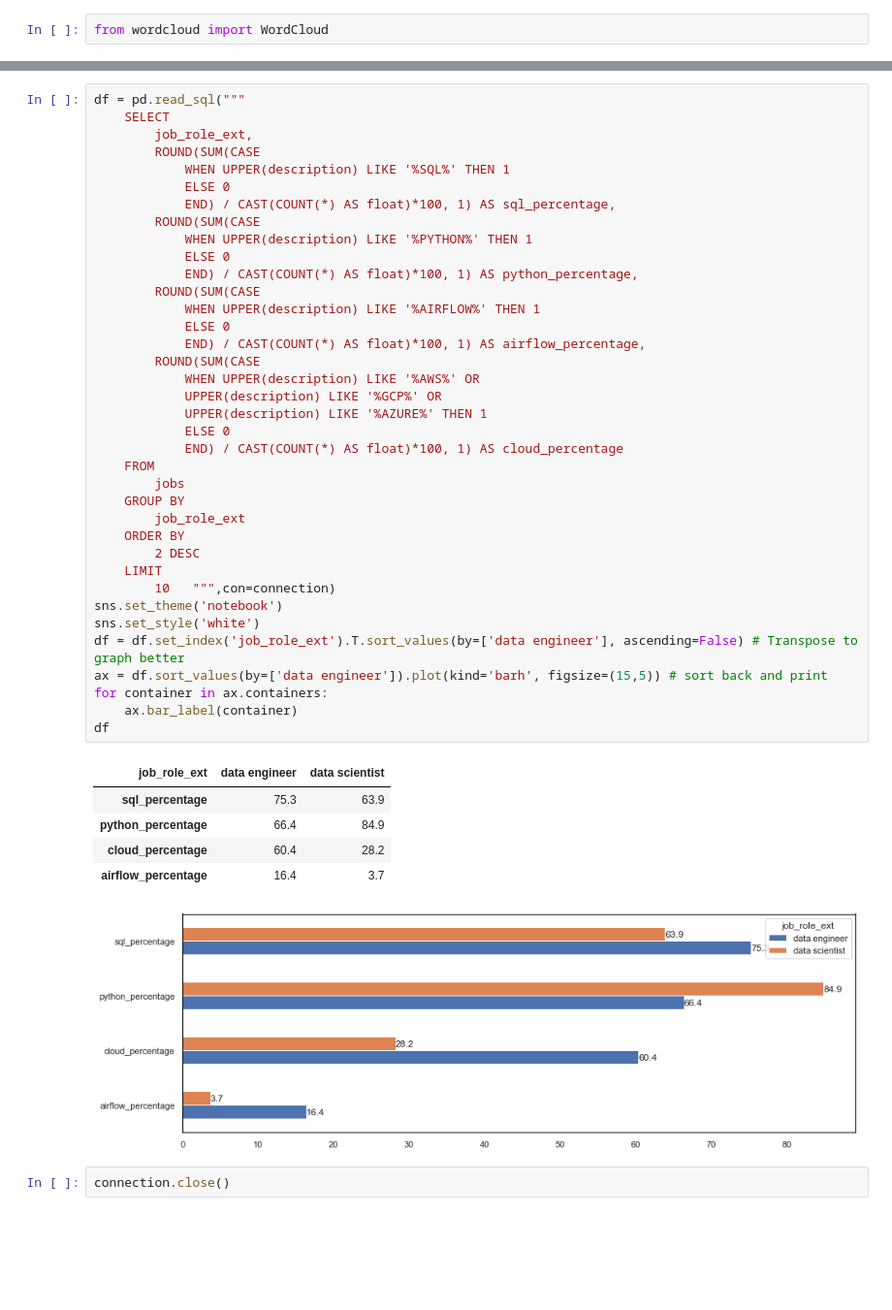
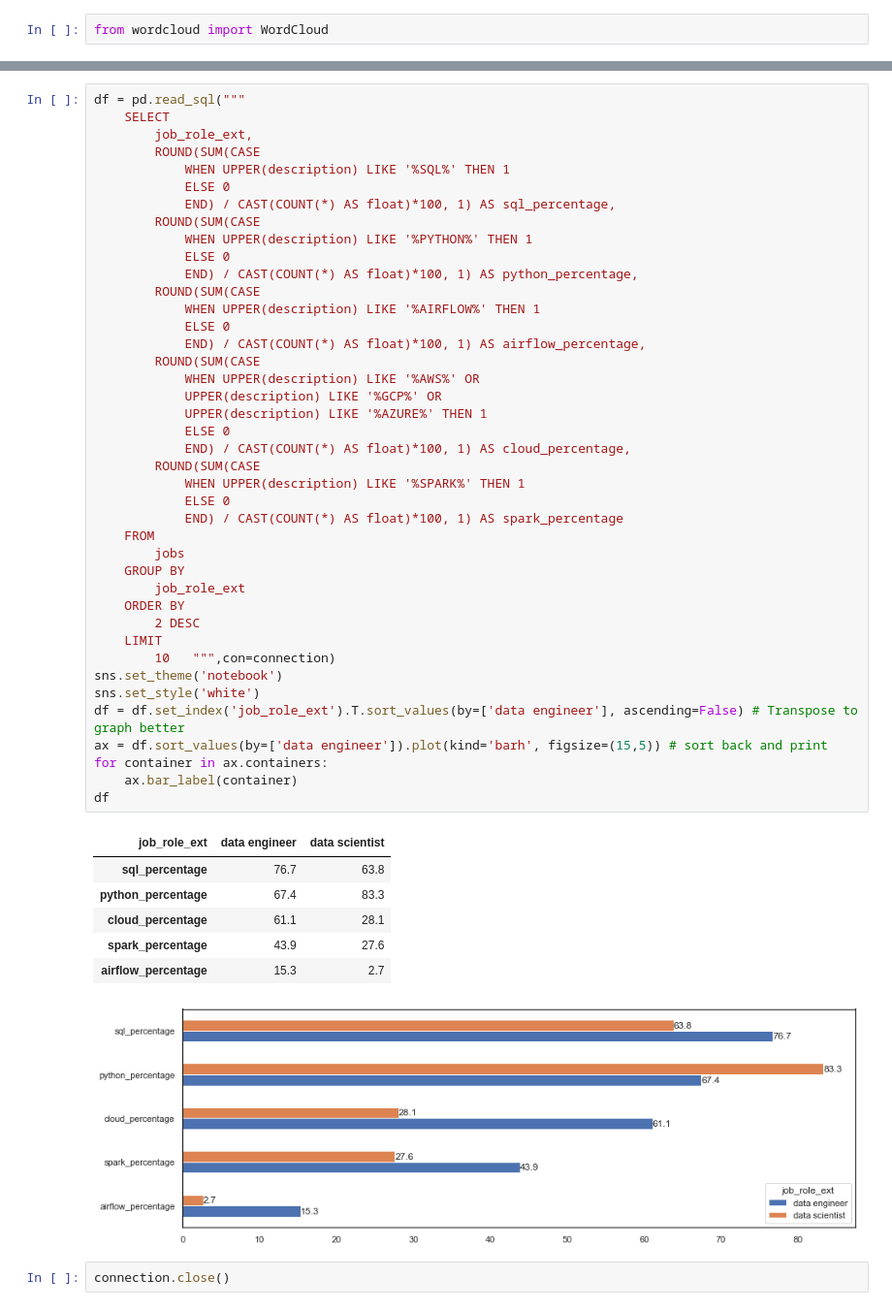
Before and after one commit to rbtroselli/jobs-scraper, a Jupyter notebook: analysis.ipynb, the cells around one changed output, grey strips where cells are left out. Shown at 97% size. Saved outputs shown, nothing was run; the diff lists cells and outputs as text; blank space fills up the shorter version.

```diff
--- a/analysis.ipynb
+++ b/analysis.ipynb
@@ -158,39 +160,44 @@ df = pd.read_sql("""
         ROUND(SUM(CASE
             WHEN UPPER(description) LIKE '%PYTHON%' THEN 1
             ELSE 0
             END) / CAST(COUNT(*) AS float)*100, 1) AS python_percentage,
         ROUND(SUM(CASE
             WHEN UPPER(description) LIKE '%AIRFLOW%' THEN 1
             ELSE 0
             END) / CAST(COUNT(*) AS float)*100, 1) AS airflow_percentage,
         ROUND(SUM(CASE
             WHEN UPPER(description) LIKE '%AWS%' OR
             UPPER(description) LIKE '%GCP%' OR
             UPPER(description) LIKE '%AZURE%' THEN 1
             ELSE 0
-            END) / CAST(COUNT(*) AS float)*100, 1) AS cloud_percentage
+            END) / CAST(COUNT(*) AS float)*100, 1) AS cloud_percentage,
+        ROUND(SUM(CASE
+            WHEN UPPER(description) LIKE '%SPARK%' THEN 1
+            ELSE 0
+            END) / CAST(COUNT(*) AS float)*100, 1) AS spark_percentage
     FROM
         jobs
     GROUP BY
         job_role_ext
     ORDER BY
         2 DESC
     LIMIT
         10   """,con=connection)
 sns.set_theme('notebook')
 sns.set_style('white')
 df = df.set_index('job_role_ext').T.sort_values(by=['data engineer'], ascending=False) # Transpose to graph better
 ax = df.sort_values(by=['data engineer']).plot(kind='barh', figsize=(15,5)) # sort back and print
 for container in ax.containers:
     ax.bar_label(container)
 df
 # %% [output]
 | job_role_ext | data engineer | data scientist |
-| sql_percentage | 75.3 | 63.9 |
-| python_percentage | 66.4 | 84.9 |
-| cloud_percentage | 60.4 | 28.2 |
-| airflow_percentage | 16.4 | 3.7 |
+| sql_percentage | 76.7 | 63.8 |
+| python_percentage | 67.4 | 83.3 |
+| cloud_percentage | 61.1 | 28.1 |
+| spark_percentage | 43.9 | 27.6 |
+| airflow_percentage | 15.3 | 2.7 |
-[figure, old version]
+[figure, new version]
 # %%
 connection.close()
 # %% [markdown]
```
Also changed, not shown: parts of 6 cells of this notebook.
